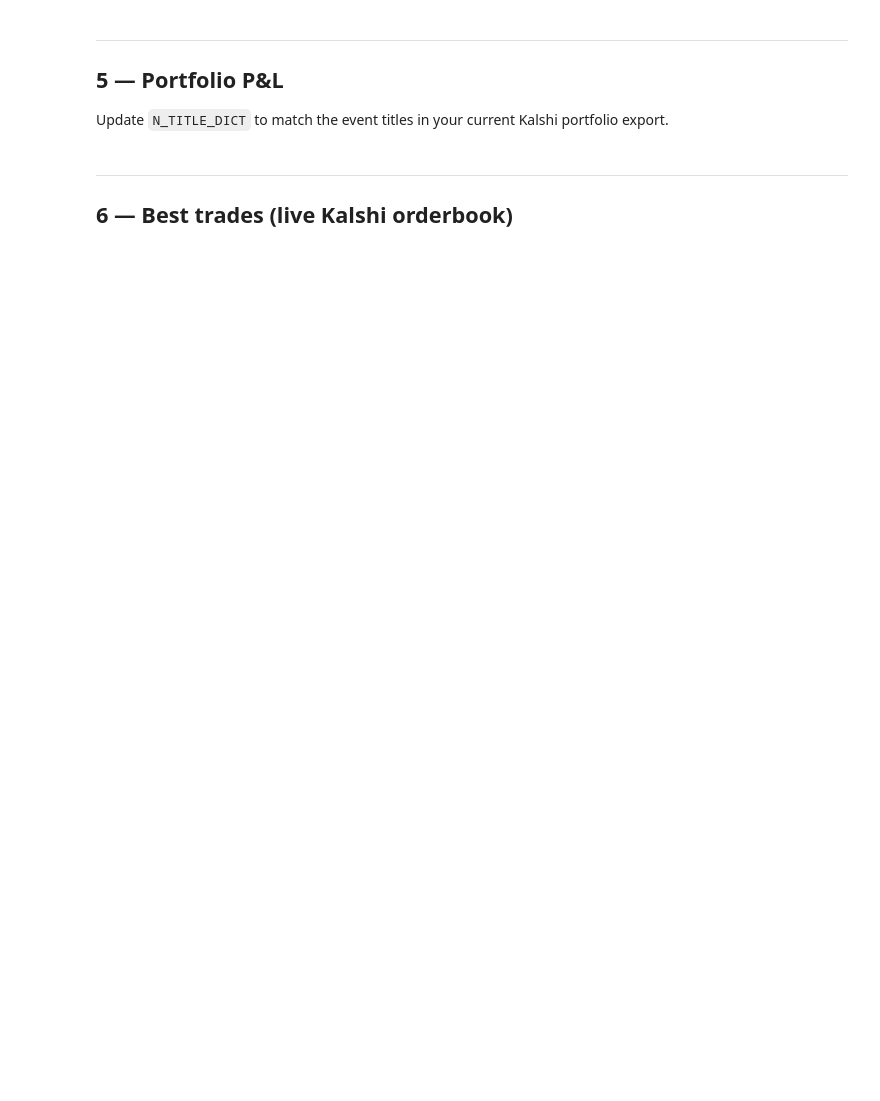
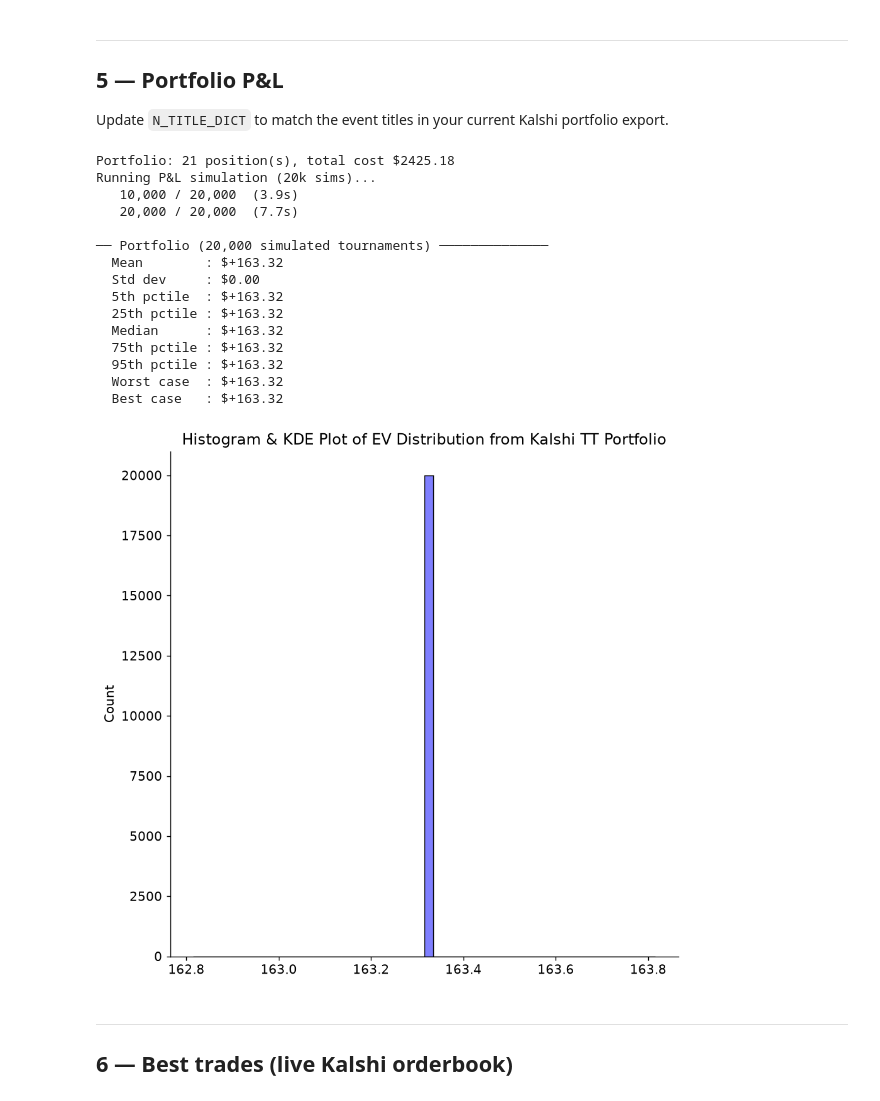
Before and after one commit to EvanMcCormick37/titled-tuesday-analysis, a Jupyter notebook: notebooks/command-center.ipynb, the cells around one changed output. Cells and saved outputs as stored; diff of their text form; code cells hidden in the pictures; blank space fills up the shorter version.

```diff
--- a/notebooks/command-center.ipynb
+++ b/notebooks/command-center.ipynb
@@ -237,12 +284,12 @@ display(
 Update `N_TITLE_DICT` to match the event titles in your current Kalshi portfolio export.
 # %%
 # Map event titles in the CSV → top-N thresholds
-# Update the date portion (e.g. 'Jul 28') to match this week's export.
+# Update the date portion (e.g. 'Aug 4') to match this week's export.
 N_TITLE_DICT = {
-    'Titled Tuesday Top 8: Jul 28': 8,
-    'Titled Tuesday Top 5: Jul 28': 5,
-    'Titled Tuesday Top 3: Jul 28': 3,
-    'Titled Tuesday Winner: Jul 28': 1,
+    'Titled Tuesday Top 8: Aug 4': 8,
+    'Titled Tuesday Top 5: Aug 4': 5,
+    'Titled Tuesday Top 3: Aug 4': 3,
+    'Titled Tuesday Winner: Aug 4': 1,
 }
 
 def _parse_avg_price(s):
@@ -250,34 +297,57 @@ def _parse_avg_price(s):
     m = re.search(r'(\d+)', str(s))
     return float(m.group()) / 100.0 if m else 0.0
 
 try:
     kalshi_orders = pd.read_csv('../data/Kalshi-Advanced-Portfolio.csv')
     df_tt = kalshi_orders[kalshi_orders['eventTitle'].str.contains('Tuesday', na=False)].copy()
     df_tt[['position', 'volume']] = df_tt['position'].str.split(' x ', expand=True)
     df_tt['volume'] = df_tt['volume'].astype(float)
     df_tt['n'] = df_tt['eventTitle'].map(N_TITLE_DICT)
     df_tt = df_tt[df_tt['n'].notna()].copy()
     df_tt['n'] = df_tt['n'].astype(int)
 
     # cost = volume × order price (average paid + taker fee, matching original notebook)
     avg_p = df_tt['averagePrice'].apply(_parse_avg_price)
     df_tt['orderPrice'] = avg_p + 0.07 * avg_p * (1.0 - avg_p)
     df_tt['cost'] = df_tt['volume'] * df_tt['orderPrice']
 
     if df_tt.empty:
         print('No matching TT positions found — update N_TITLE_DICT above.')
     else:
-        portfolio = build_portfolio(df_tt, run.players, PLAYER_TO_USERNAME)
+        portfolio = build_portfolio(df_tt[df_tt['position']=='No'], run.players, PLAYER_TO_USERNAME)
         print(f'Portfolio: {len(df_tt)} position(s), total cost ${df_tt["cost"].sum():.2f}')
         print('Running P&L simulation (20k sims)...')
         pnl = run_portfolio_mc_score(
             run.players, run.p_play, run.hist_composites, run.hist_wts,
             portfolio, n_sims=20_000
         )
         pnl_summary(pnl)
+
+        fig, ax = plt.subplots(1, 1, figsize=(8, 8))
+        sns.histplot(x=pnl, kde=True, ax=ax, color='blue', bins=50)
+        ax.set_title('Histogram & KDE Plot of EV Distribution from Kalshi TT Portfolio')
+        plt.show()
+        plt.close(fig)
 except FileNotFoundError:
     print('Portfolio CSV not found at ../data/Kalshi-Advanced-Portfolio.csv')
     print('Export your portfolio from Kalshi and place it there.')
+# %% [output]
+Portfolio: 21 position(s), total cost $2425.18
+Running P&L simulation (20k sims)...
+   10,000 / 20,000  (3.9s)
+   20,000 / 20,000  (7.7s)
+
+── Portfolio (20,000 simulated tournaments) ──────────────
+  Mean        : $+163.32
+  Std dev     : $0.00
+  5th pctile  : $+163.32
+  25th pctile : $+163.32
+  Median      : $+163.32
+  75th pctile : $+163.32
+  95th pctile : $+163.32
+  Worst case  : $+163.32
+  Best case   : $+163.32
+[figure, added]
 # %% [markdown]
 ---
 ## 6 — Best trades (live Kalshi orderbook)
```
Also changed, not shown: parts of 15 cells of this notebook, 3 other files.
